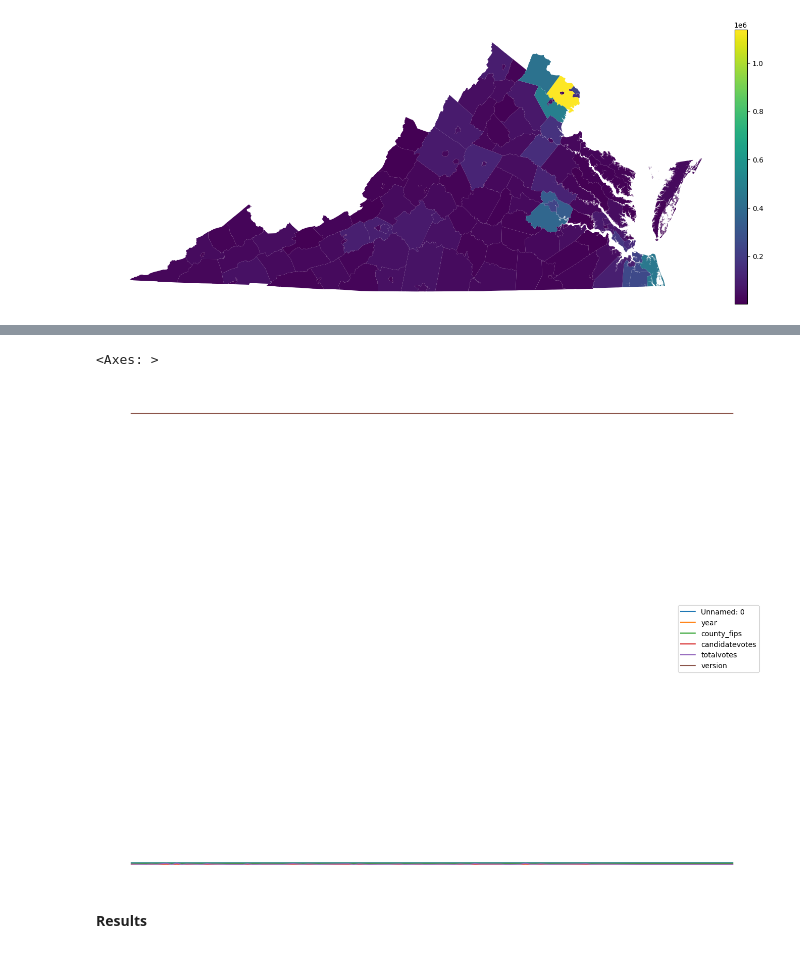
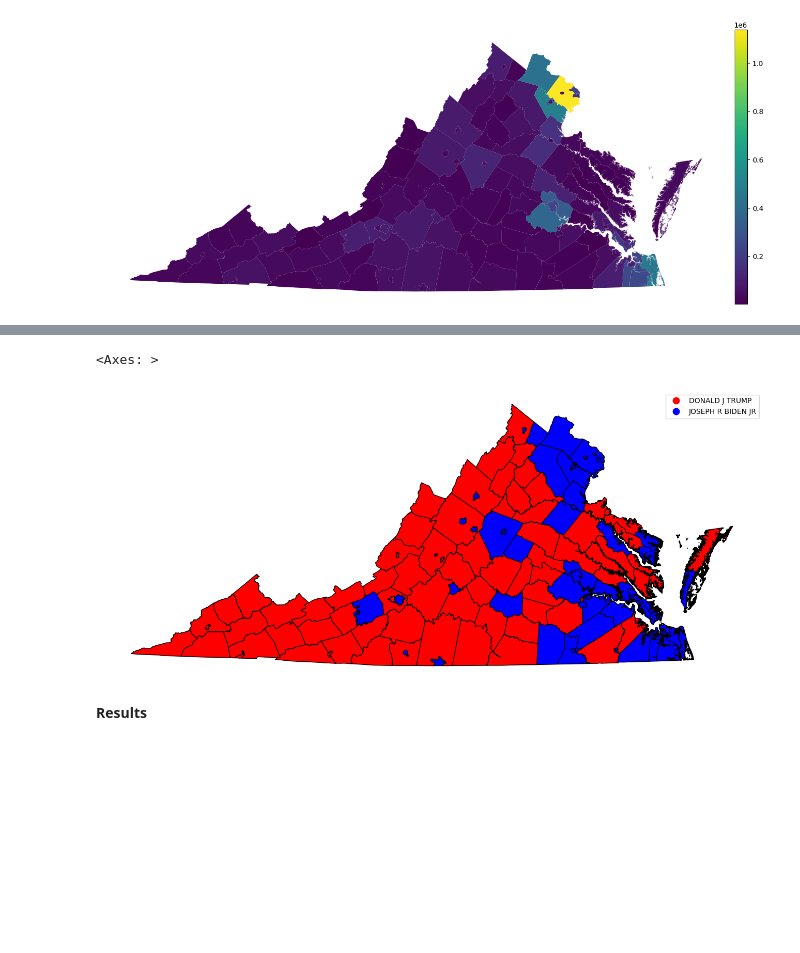
Before and after one commit to vnewsome/project_voting, a Jupyter notebook: ML_project3.ipynb, the cells around one changed output, grey strips where cells are left out. Cells and saved outputs as stored; diff of their text form; code cells hidden in the pictures; blank space fills up the shorter version.

```diff
--- a/ML_project3.ipynb
+++ b/ML_project3.ipynb
@@ -184,13 +141,21 @@ win2020_df
+# %%
+# winning candidate
+max_candidatevotes = voteva2020df.groupby('county_fips')['candidatevotes'].transform('max')
+winning_rows = voteva2020df[voteva2020df['candidatevotes']==max_candidatevotes]
+win2020df = pd.DataFrame(winning_rows)
+win2020df.reset_index(drop=True, inplace=True)
+
+mapwin2020 = mapdf.copy()
+mapwin2020 = mapwin2020.merge(win2020df,left_on='FIPS_left',right_on='county_fips')
 # %%
+# map
 fig = plt.figure()
 ax = fig.add_axes([0, 0, 2, 2])
 divider = make_axes_locatable(ax)
 ax.axis('off')
-#cax = divider.append_axes("right", size="2%", pad=0.08)
-#mapdf.plot(ax=ax,column='Population2022',legend=True,cax=cax)
-win2020_df['candidate'] = win2020_df['candidate'].astype(str)
-win2020_df.plot(ax=ax,column='candidate',legend=True)#,cax=cax
+mapwin2020['candidate'] = win2020df['candidate'].astype(str)
+mapwin2020.plot(ax=ax,column='candidate',cmap='bwr_r',legend=True,edgecolor='k')
 # %% [output]
 <Axes: >
-[figure, old version]
+[figure, new version]
 # %%
```
Also changed, not shown: parts of 6 cells of this notebook.
